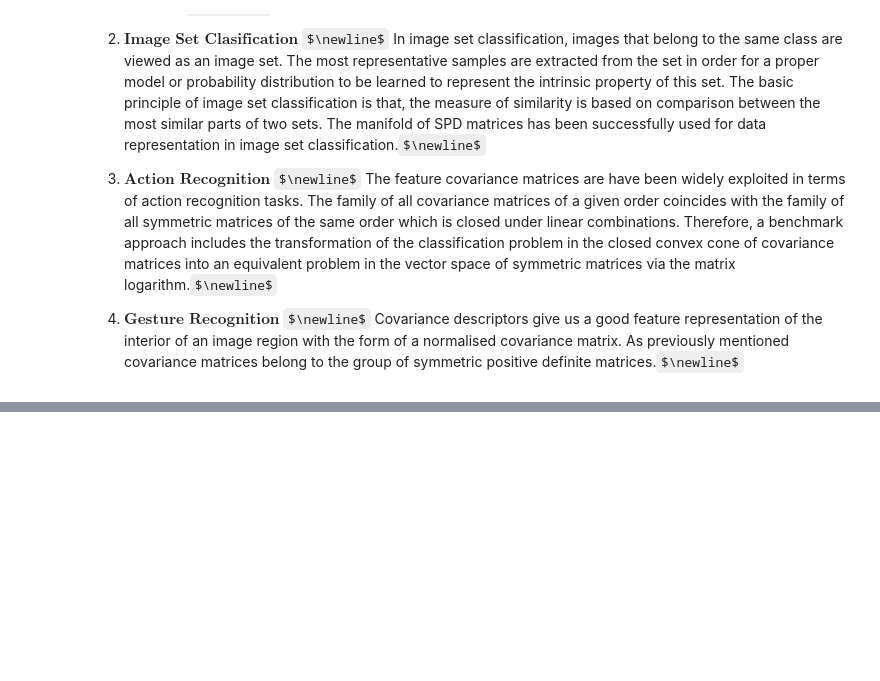
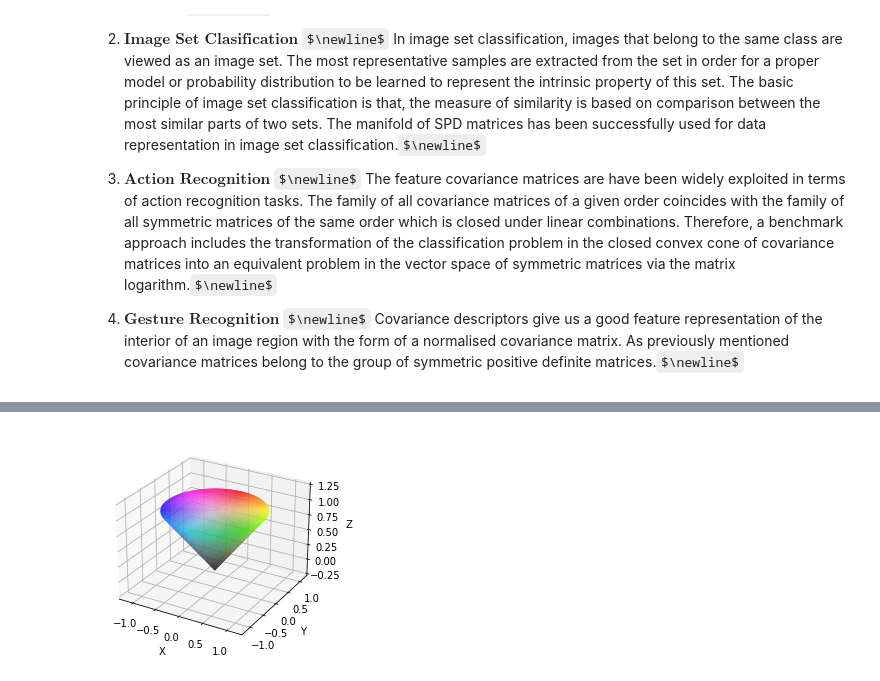
Before and after one commit to geometric-intelligence/ece594n, a Jupyter notebook: hw1-geomviz/symmetric_positive_definite/594_HW1.ipynb, the cells around one changed output, grey strips where cells are left out. Saved outputs shown, nothing was run; the diff lists cells and outputs as text; code cells hidden in the pictures; some formulas as TeX source; blank space fills up the shorter version.

```diff
--- a/hw1-geomviz/symmetric_positive_definite/594_HW1.ipynb
+++ b/hw1-geomviz/symmetric_positive_definite/594_HW1.ipynb
@@ -137,0 +134,9 @@ definite matrices.$\newline$
+# %%
+
+
+viz = SymmetricPositiveDefiniteVizualization(1)
+viz.plot(hsv=True)
+matplotlib.rcParams['viz.fig.figsize'] = [4, 4]
+plt.show(block=False)
+# %% [output]
+[figure, added]
```
Also changed, not shown: parts of 10 cells of this notebook, 1 other file.
